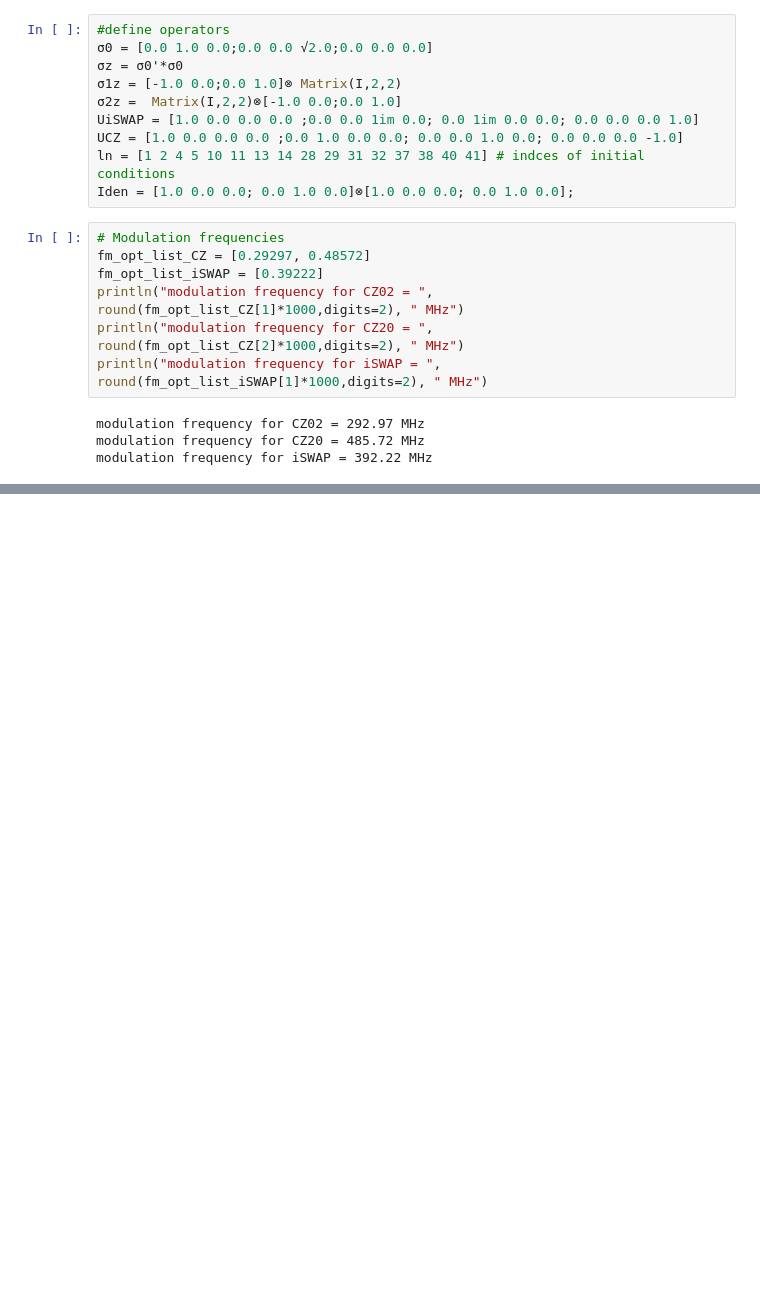
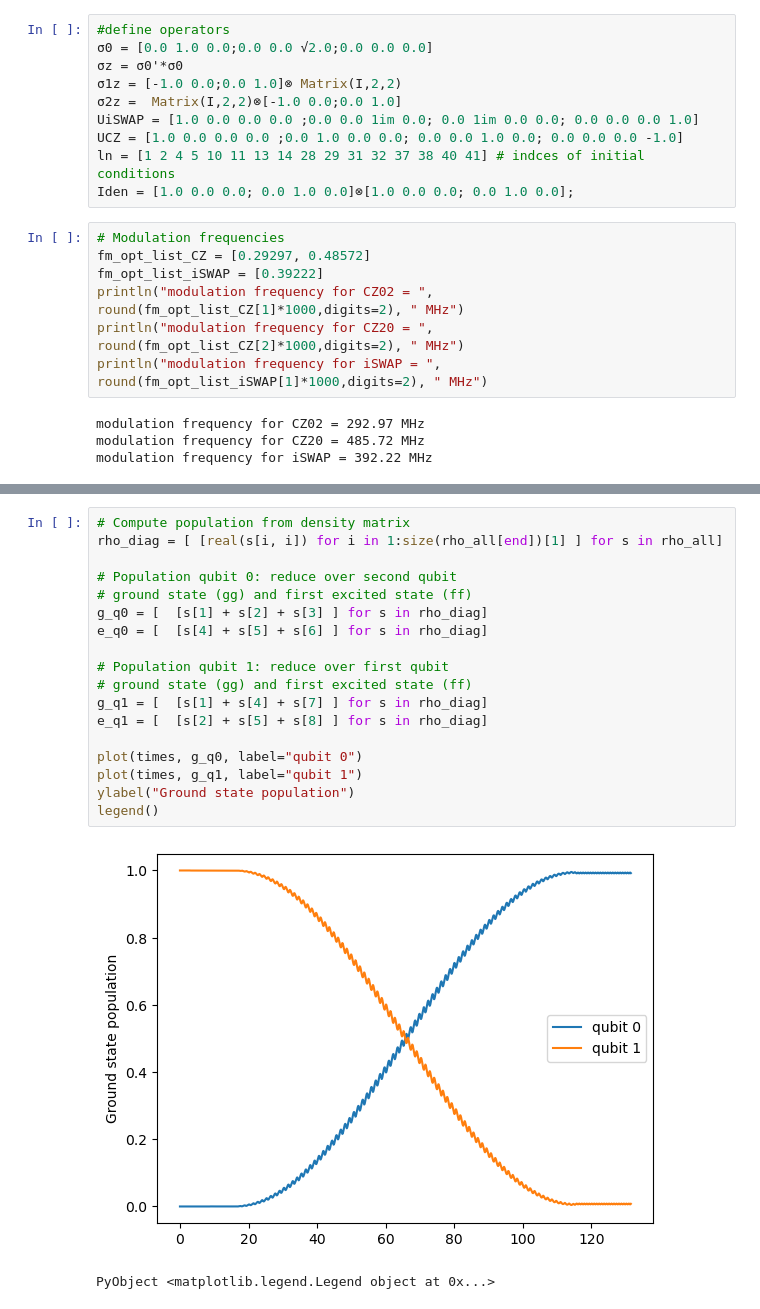
Before and after one commit to LLNL/quandary, a Jupyter notebook: RigettiMatching/test.ipynb, the cells around one changed output, grey strips where cells are left out. Cells and saved outputs as stored; diff of their text form; blank space fills up the shorter version.

```diff
--- a/RigettiMatching/test.ipynb
+++ b/RigettiMatching/test.ipynb
@@ -137,3 +166,24 @@ Complex{Float64}[0.9999945436013807 + 0.0im 0.0 + 0.0im -1.1642708038118037e-6 -
+# %%
+# Compute population from density matrix
+rho_diag = [ [real(s[i, i]) for i in 1:size(rho_all[end])[1] ] for s in rho_all]
+
+# Population qubit 0: reduce over second qubit
+# ground state (gg) and first excited state (ff)
+g_q0 = [  [s[1] + s[2] + s[3] ] for s in rho_diag]
+e_q0 = [  [s[4] + s[5] + s[6] ] for s in rho_diag]
+
+# Population qubit 1: reduce over first qubit
+# ground state (gg) and first excited state (ff)
+g_q1 = [  [s[1] + s[4] + s[7] ] for s in rho_diag]
+e_q1 = [  [s[2] + s[5] + s[8] ] for s in rho_diag]
+
+plot(times, g_q0, label="qubit 0")
+plot(times, g_q1, label="qubit 1")
+ylabel("Ground state population")
+legend()
+# %% [output]
+[figure, added]
+PyObject <matplotlib.legend.Legend object at 0x...>
 # %%
 # Plot the drive
 mydrive = driveq0.(times)
```
Also changed, not shown: parts of 12 cells of this notebook, 2 other files.
